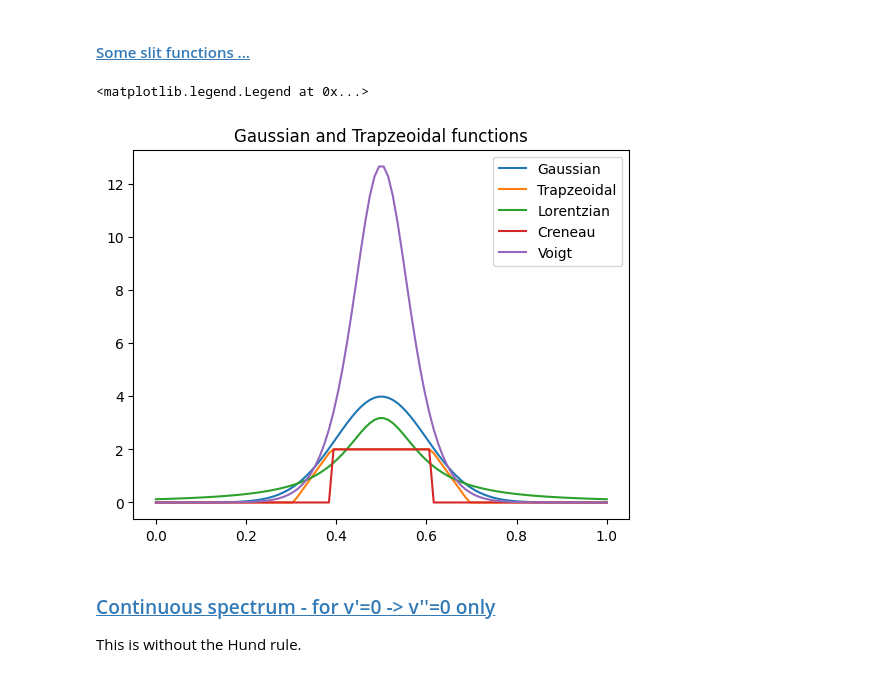
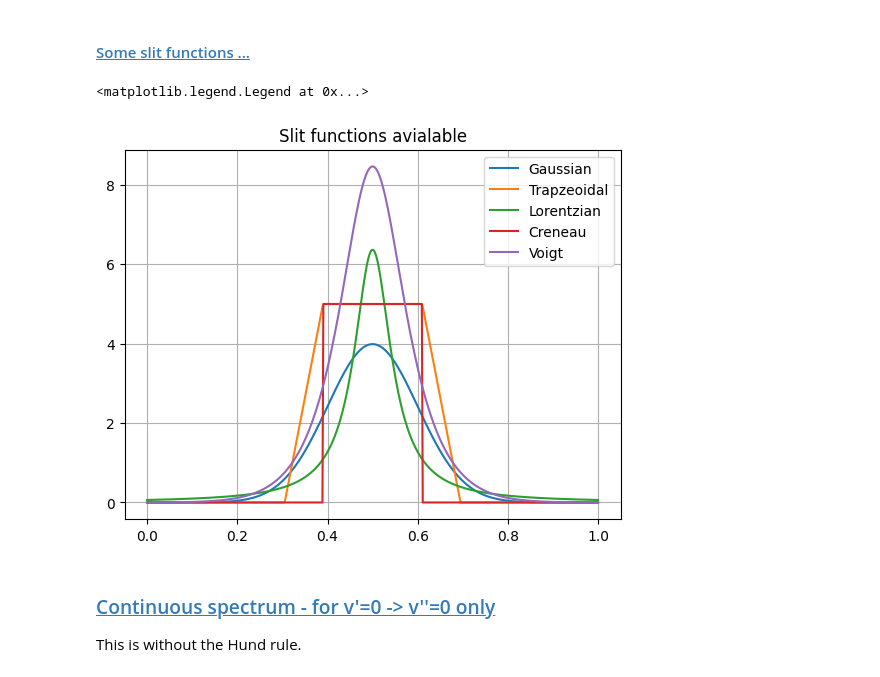
Before and after one commit to Hubert-LEROUX/xspectra, a Jupyter notebook: examples/simulation.ipynb, the cells around one changed output. Drawn from its saved outputs; the diff is of its cells as text; code cells hidden in the pictures.

Commit message:
corerction de l'image des slit functions

```diff
--- a/examples/simulation.ipynb
+++ b/examples/simulation.ipynb
@@ -700,19 +700,20 @@ plt.show()
 # %% [markdown]
 #### <a id='toc1_6_1_1_'></a>[Some slit functions ...](#toc0_)
 # %%
-X = np.linspace(0, 1, 100)
+X = np.linspace(0, 1, 500)
 plt.plot(X, sim.gaussian(X, 0.5), label='Gaussian')
-plt.plot(X, sim.trapzezoidal(X, 0.5), label='Trapzeoidal')
-plt.plot(X, sim.lorentzian(X, 0.5), label='Lorentzian')
-plt.plot(X, sim.creneau(X, 0.5), label='Creneau')
-plt.plot(X, sim.voigt(X, 0.5), label='Voigt')
+plt.plot(X, sim.trapzezoidal(X, 0.5, intensity=5), label='Trapzeoidal')
+plt.plot(X, sim.lorentzian(X, 0.5, 0.05), label='Lorentzian')
+plt.plot(X, sim.creneau(X, 0.5, intensity=5), label='Creneau')
+plt.plot(X, sim.voigt(X, 0.5, 0.15), label='Voigt')
 
-plt.title('Gaussian and Trapzeoidal functions')
+plt.title('Slit functions avialable')
+plt.grid()
 plt.savefig('./res/slit_functions.png')
 plt.legend()
 # %% [output]
 <matplotlib.legend.Legend at 0x...>
-[figure, old version]
+[figure, new version]
 # %% [markdown]
 ### <a id='toc1_6_2_'></a>[Continuous spectrum - for v'=0 -> v''=0 only](#toc0_)
 
```
Also changed, not shown: 1 other file.
